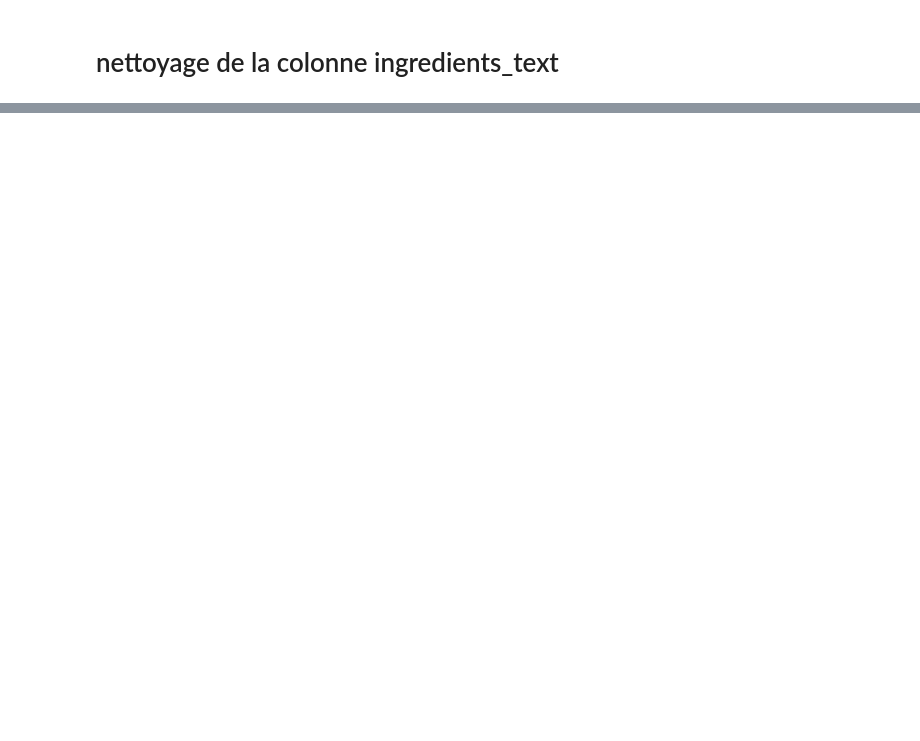
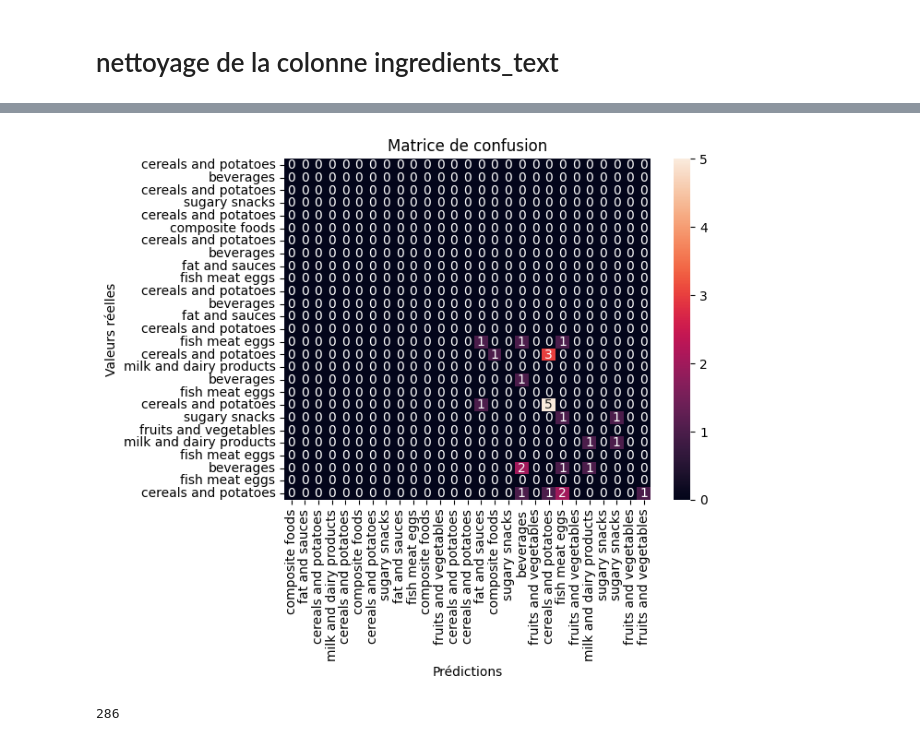
Before and after one commit to ndevilder/projet3, a Jupyter notebook: Devilder_Nicolas_3_notebook_bis.ipynb, the cells around one changed output, grey strips where cells are left out. Drawn from its saved outputs; the diff is of its cells as text; code cells hidden in the pictures; blank space fills up the shorter version.

```diff
--- a/Devilder_Nicolas_3_notebook_bis.ipynb
+++ b/Devilder_Nicolas_3_notebook_bis.ipynb
@@ -182,9 +222,8 @@ def remove_parentheses(text):
 # Appliquer la fonction à la colonne ingredients_text
 df_cleaned['ingredients_text'] = df_cleaned['ingredients_text'].apply(remove_parentheses)
 df_cleaned['ingredients_text']=df_cleaned['ingredients_text'].str.lower()
-
+df_cleaned['ingredients_text'] = df_cleaned['ingredients_text'].str.replace('.', '', regex=False)
+df_cleaned['ingredients_text'] = df_cleaned['ingredients_text'].str.replace('_', ' ', regex=False)
+df_cleaned['ingredients_text'] = df_cleaned['ingredients_text'].str.strip()
 df_cleaned_all = df_cleaned.dropna(subset=['ingredients_text'])
-# Afficher le DataFrame après modification
-print(df_cleaned['ingredients_text'])
-df_cleaned['ingredients_text'].value_counts()
 # %%
@@ -224,8 +262,8 @@ vectorizer = TfidfVectorizer()
 X_not_missing = vectorizer.fit_transform(df_not_missing['ingredients_text'])
 y_not_missing = df_not_missing['pnns_groups_1_encoded']
 # %%
-# Division des données non manquantes
-X_train, X_test, y_train, y_test = train_test_split(X_not_missing, y_not_missing, test_size=0.5, random_state=42)
+# Division des données non manquantes pour train et test
+X_train, X_test, y_train, y_test = train_test_split(X_not_missing, y_not_missing, test_size=0.3, random_state=42)
 # %%
 # Entraînement du modèle KNN
 knn = KNeighborsClassifier(n_neighbors=3)
@@ -242 +322,11 @@ print(classification_report(y_test_original, y_pred, zero_division=0))
+# %%
+from sklearn.metrics import classification_report, confusion_matrix, accuracy_score
+cm = confusion_matrix(y_test_original, y_pred, labels=y_test_original)
+sns.heatmap(cm, annot=True, xticklabels=y_test_original, yticklabels=y_pred)
+plt.xlabel('Prédictions')
+plt.ylabel('Valeurs réelles')
+plt.title('Matrice de confusion')
+plt.show()
+# %% [output]
+[figure, added]
 # %%
@@ -248,3 +341,9 @@ missing_pred = label_encoder.inverse_transform(missing_pred_encoded)
+# %%
+# Conversion des labels du DataFrame non manquant en utilisant l'encodeur ajusté
+missing_pred = label_encoder.inverse_transform(missing_pred_encoded)
+missing_pred.shape[0]
+# %% [output]
+286
 # %%
 # Ajout des prédictions au DataFrame d'origine
 df_cleaned.loc[df_missing.index, 'pnns_groups_1'] = missing_pred
```
Also changed, not shown: parts of 27 cells of this notebook.
